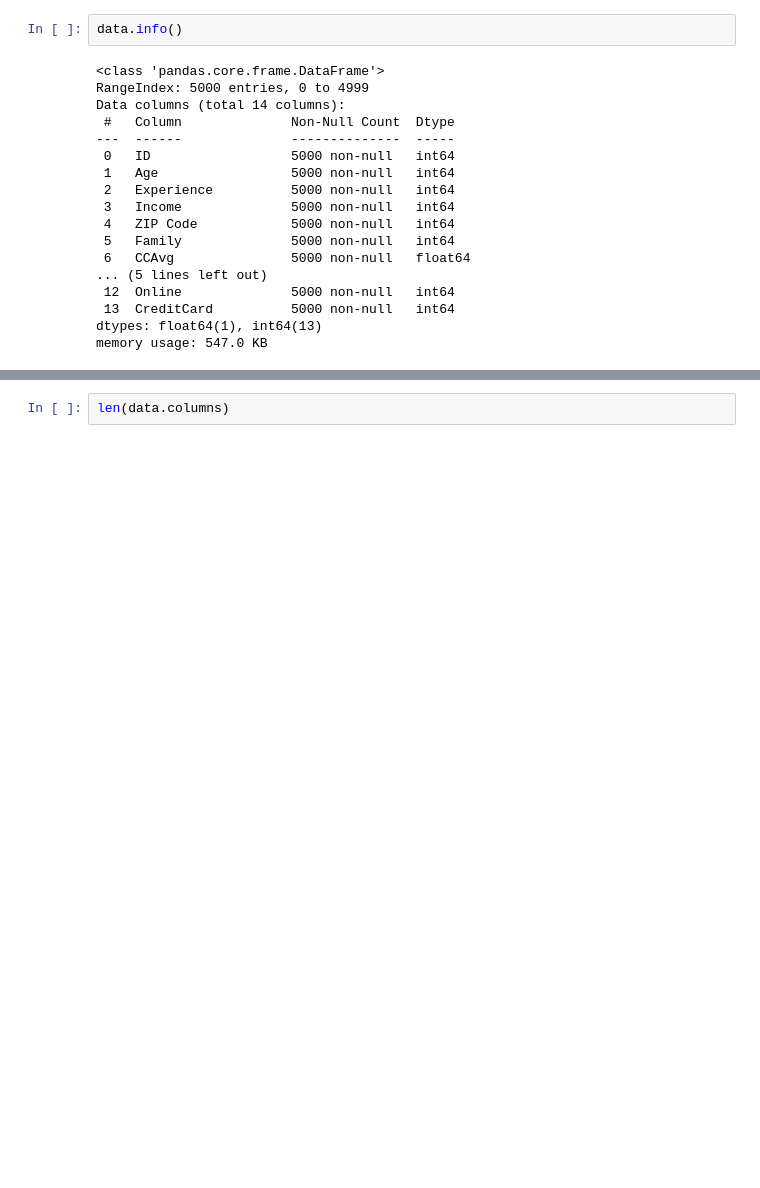
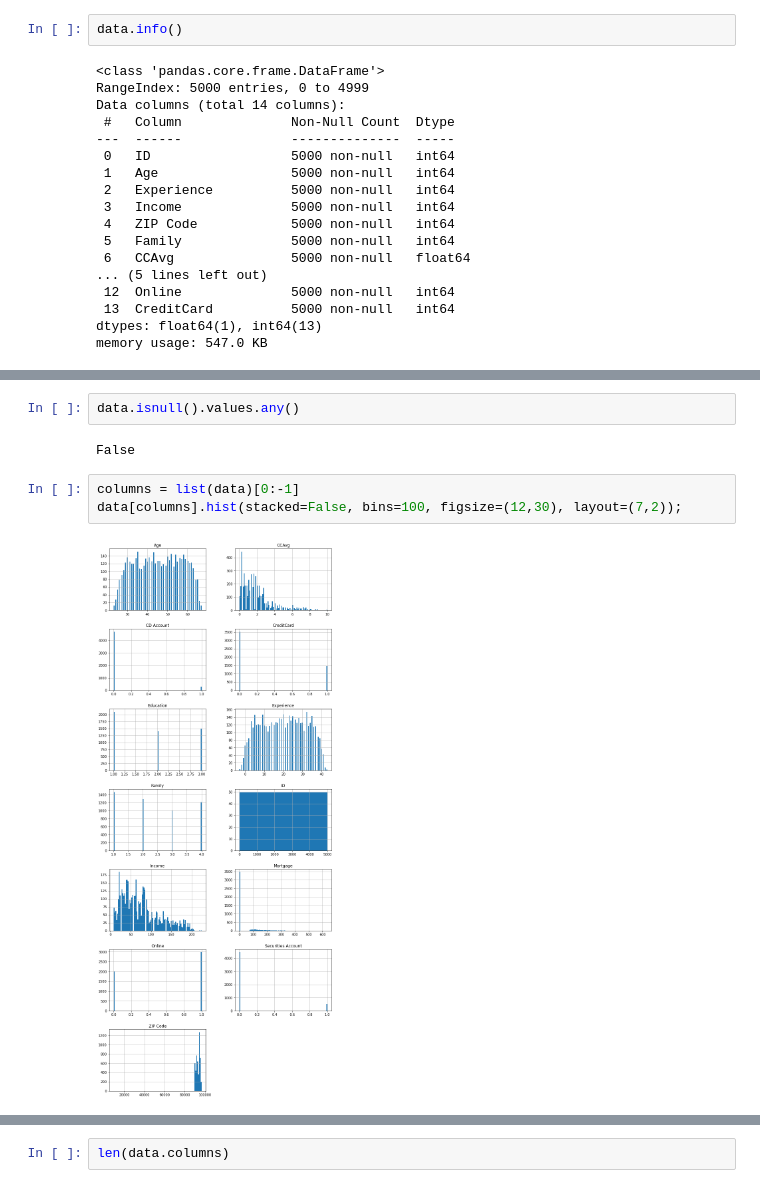
Before and after one commit to tewks18/AIMLClass, a Jupyter notebook: Project 2/Tewksbury Project 2.ipynb, the cells around one changed output, grey strips where cells are left out. Cells and saved outputs as stored; diff of their text form; blank space fills up the shorter version.

```diff
--- a/Project 2/Tewksbury Project 2.ipynb
+++ b/Project 2/Tewksbury Project 2.ipynb
@@ -71,3 +71,12 @@ data.describe()
 | 50% | 2,500.50 | 45.00 | 20.00 | 64.00 | 93,437.00 | 2.00 | 1.50 | 2.00 | 0.00 | 0.00 | ... |
 | 75% | 3,750.25 | 55.00 | 30.00 | 98.00 | 94,608.00 | 3.00 | 2.50 | 3.00 | 101.00 | 0.00 | ... |
 | max | 5,000.00 | 67.00 | 43.00 | 224.00 | 96,651.00 | 4.00 | 10.00 | 3.00 | 635.00 | 1.00 | ... |
+# %%
+data.isnull().values.any()
+# %% [output]
+False
+# %%
+columns = list(data)[0:-1]
+data[columns].hist(stacked=False, bins=100, figsize=(12,30), layout=(7,2));
+# %% [output]
+[figure, added]
```
Also changed, not shown: parts of 7 cells of this notebook.
